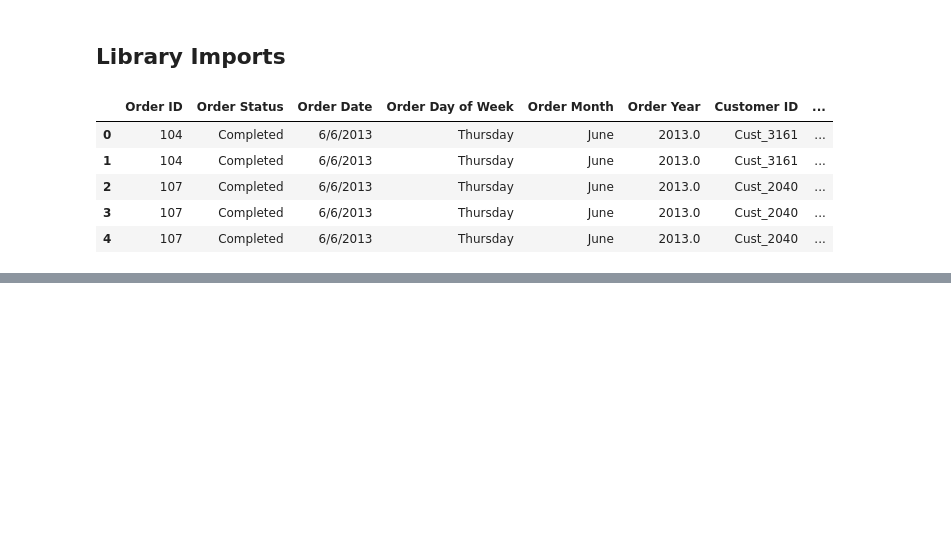
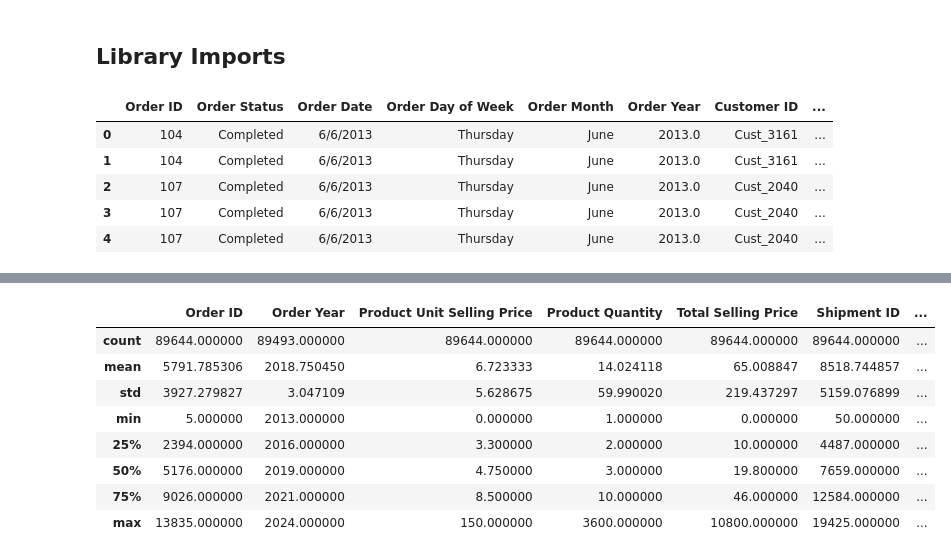
Before and after one commit to AdamSkog/Datathon-2024, a Jupyter notebook: Datathon.ipynb, the cells around one changed output, grey strips where cells are left out. Saved outputs shown, nothing was run; the diff lists cells and outputs as text; code cells hidden in the pictures; blank space fills up the shorter version.

```diff
--- a/Datathon.ipynb
+++ b/Datathon.ipynb
@@ -27,0 +55,12 @@ data.head()
+# %%
+data.describe()
+# %% [output]
+|  | Order ID | Order Year | Product Unit Selling Price | Product Quantity | Total Selling Price | Shipment ID | ... |
+| count | 89644.000000 | 89493.000000 | 89644.000000 | 89644.000000 | 89644.000000 | 89644.000000 | ... |
+| mean | 5791.785306 | 2018.750450 | 6.723333 | 14.024118 | 65.008847 | 8518.744857 | ... |
+| std | 3927.279827 | 3.047109 | 5.628675 | 59.990020 | 219.437297 | 5159.076899 | ... |
+| min | 5.000000 | 2013.000000 | 0.000000 | 1.000000 | 0.000000 | 50.000000 | ... |
+| 25% | 2394.000000 | 2016.000000 | 3.300000 | 2.000000 | 10.000000 | 4487.000000 | ... |
+| 50% | 5176.000000 | 2019.000000 | 4.750000 | 3.000000 | 19.800000 | 7659.000000 | ... |
+| 75% | 9026.000000 | 2021.000000 | 8.500000 | 10.000000 | 46.000000 | 12584.000000 | ... |
+| max | 13835.000000 | 2024.000000 | 150.000000 | 3600.000000 | 10800.000000 | 19425.000000 | ... |
```
Also changed, not shown: parts of 11 cells of this notebook, 1 other file.
